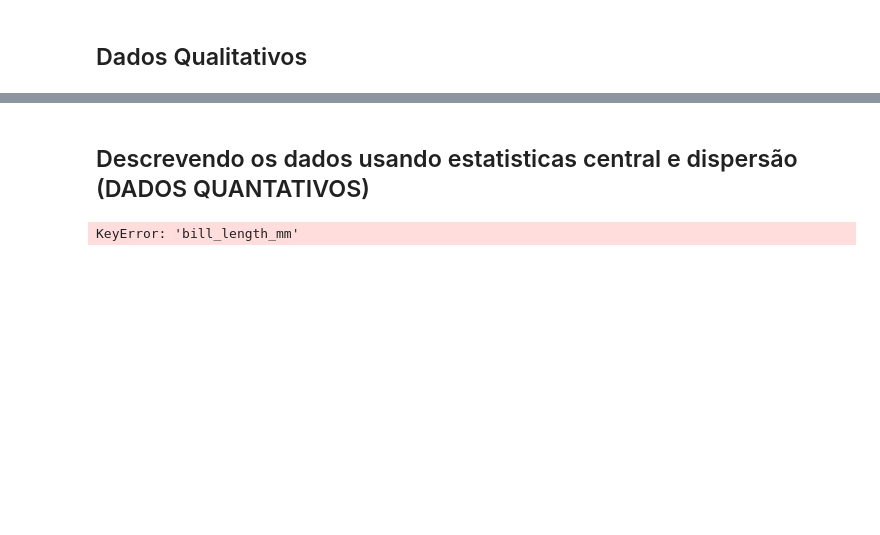
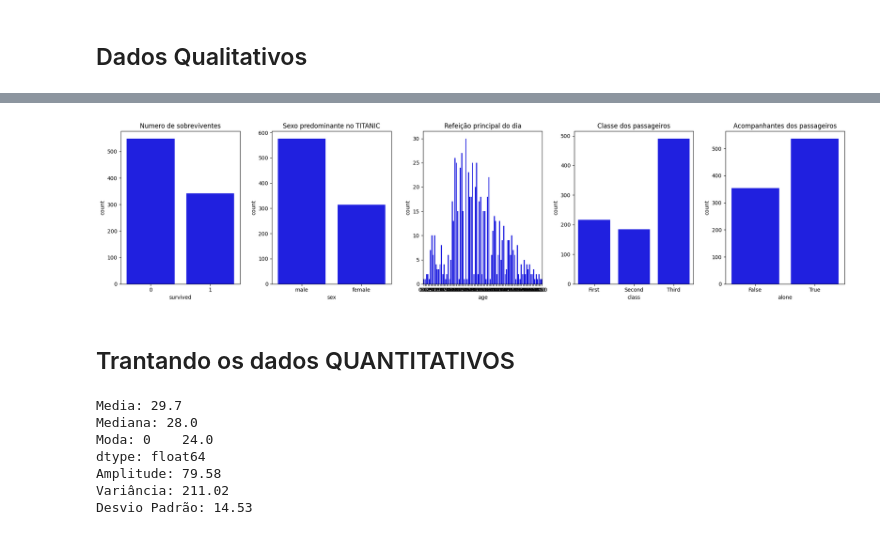
Before and after one commit to HugoSantos-XD/avanti-bootcamp-cdd, a Jupyter notebook: notebooks/02-estatistica-descritiva/titanic.ipynb, the cells around one changed output, grey strips where cells are left out. Drawn from its saved outputs; the diff is of its cells as text; code cells hidden in the pictures; blank space fills up the shorter version.

```diff
--- a/notebooks/02-estatistica-descritiva/titanic.ipynb
+++ b/notebooks/02-estatistica-descritiva/titanic.ipynb
@@ -187,11 +160,54 @@ KeyError: 'survied'
-# %% [markdown]
-## Descrevendo os dados usando estatisticas central e dispersão (DADOS QUANTATIVOS)
+# %%
+cor = 'blue'
+# Criar uma figura com subplots
+plt.figure(figsize=(20, 5))  # Defina o tamanho da figura
+
+# Subplot 1 - Análise dos passageiros sobreviventes
+plt.subplot(1, 5, 1)  # 1 linha, 3 colunas, primeiro gráfico
+sns.countplot(data = df_titanic, x="survived",color=cor)
+plt.title('Numero de sobreviventes')
+
+# Subplot 2 - Análise do sexo
+plt.subplot(1, 5, 2)  # 2 linha, 3 colunas, segundo gráfico
+sns.countplot(data = df_titanic, x="sex",color=cor)
+plt.title('Sexo predominante no TITANIC')
+
+# Subplot 3 - Análise da refeição principal por sexo
+plt.subplot(1, 5, 3)  # 3 linha, 3 colunas, terceiro gráfico
+sns.countplot(data = df_titanic, x="age",color=cor)
+plt.title('Refeição principal do dia')
+
+# Subplot 4 - Análise da classe dos passageiros
+plt.subplot(1, 5, 4)  # 1 linha, 3 colunas, terceiro gráfico
+sns.countplot(data = df_titanic, x="class",color=cor)
+plt.title('Classe dos passageiros')
+
+# Subplot 5 - Análise do acomponhante do passeiros
+plt.subplot(1, 5, 5)  # 1 linha, 3 colunas, terceiro gráfico
+sns.countplot(data = df_titanic, x="alone",color=cor)
+plt.title('Acompanhantes dos passageiros')
+
+# Ajustar o layout para evitar sobreposição de títulos
+plt.tight_layout()
+
+# Exibir os gráficos lado a lado
+plt.show()
+# %% [output]
+[figure, added]
+# %% [markdown]
+## Trantando os dados QUANTITATIVOS
 # %%
-print("Media:", df_titanic['bill_length_mm'].mean().round(2))
-print("Mediana:", df_titanic['bill_length_mm'].median())
-print("Moda:", df_titanic['bill_length_mm'].mode())
-print("Amplitude:", df_titanic['bill_length_mm'].max() - df_titanic['bill_length_mm'].min())
-print("Variância:", df_titanic['bill_length_mm'].var().round(2))
-print("Desvio Padrão:", df_titanic['bill_length_mm'].std().round(2))
+print("Media:", df_titanic['age'].mean().round(2))
+print("Mediana:", df_titanic['age'].median())
+print("Moda:", df_titanic['age'].mode())
+print("Amplitude:", df_titanic['age'].max() - df_titanic['age'].min())
+print("Variância:", df_titanic['age'].var().round(2))
+print("Desvio Padrão:", df_titanic['age'].std().round(2))
 # %% [output]
-KeyError: 'bill_length_mm'
+Media: 29.7
+Mediana: 28.0
+Moda: 0    24.0
+dtype: float64
+Amplitude: 79.58
+Variância: 211.02
+Desvio Padrão: 14.53
```
Also changed, not shown: parts of 5 cells of this notebook, 2 other files.
